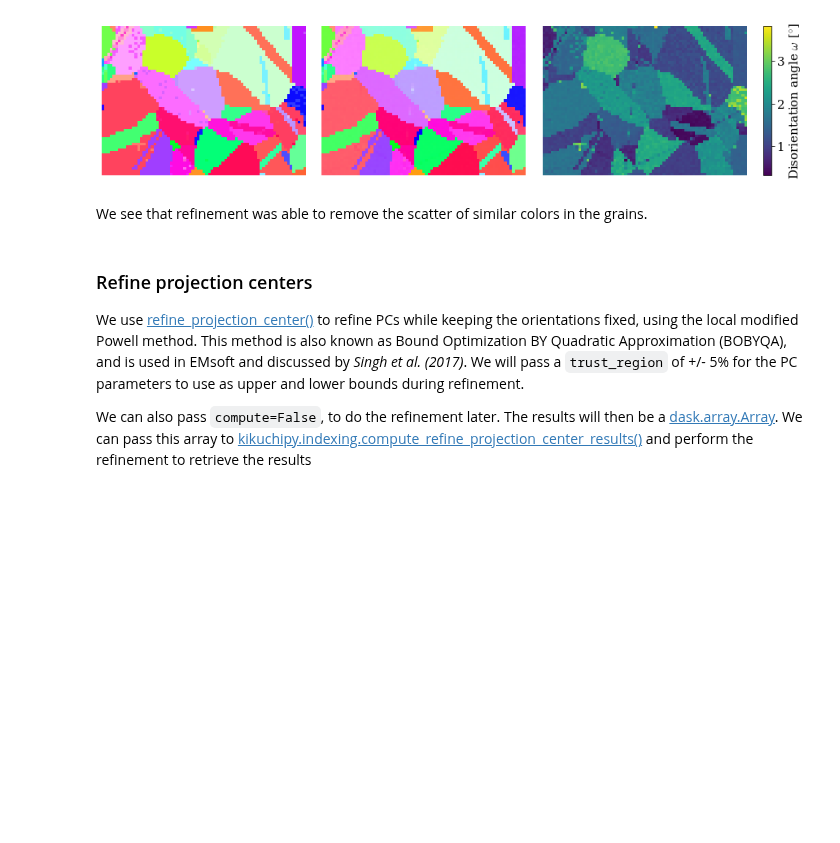
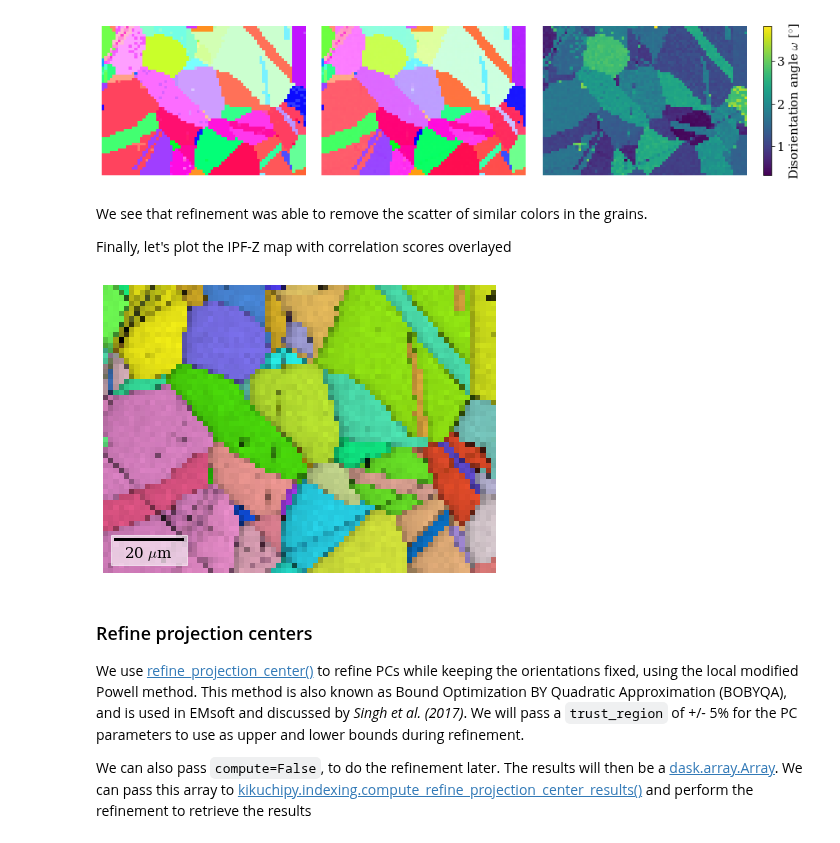
Before and after one commit to pyxem/kikuchipy, a Jupyter notebook: doc/tutorials/pattern_matching.ipynb, the cells around one changed output. Saved outputs shown, nothing was run; the diff lists cells and outputs as text; code cells hidden in the pictures; blank space fills up the shorter version.

```diff
--- a/doc/tutorials/pattern_matching.ipynb
+++ b/doc/tutorials/pattern_matching.ipynb
@@ -362,7 +366,7 @@ for ax, v, title in zip(axes, directions, ("X", "Y", "Z")):
     rgb = ckey.orientation2color(ori).reshape(xmap.shape + (3,))
     ax.imshow(rgb)
     ax.axis("off")
-    ax.set_title(f"IPF {title}")
+    ax.set_title(f"IPF-{title}")
 fig.tight_layout()
 # %% [output]
 [figure]
@@ -577,6 +581,17 @@ fig.tight_layout(w_pad=-10)
 # %% [markdown]
 We see that refinement was able to remove the scatter of similar colors
 in the grains.
+
+Finally, let's plot the IPF-Z map with correlation scores overlayed
+# %%
+ckey.direction = Vector3d((0, 0, 1))
+xmap_refined.plot(
+    ckey.orientation2color(xmap_refined.orientations),
+    overlay="scores",
+    remove_padding=True,
+)
+# %% [output]
+[figure, added]
 # %% [markdown]
 ### Refine projection centers
 
```
Also changed, not shown: parts of 11 cells of this notebook.
